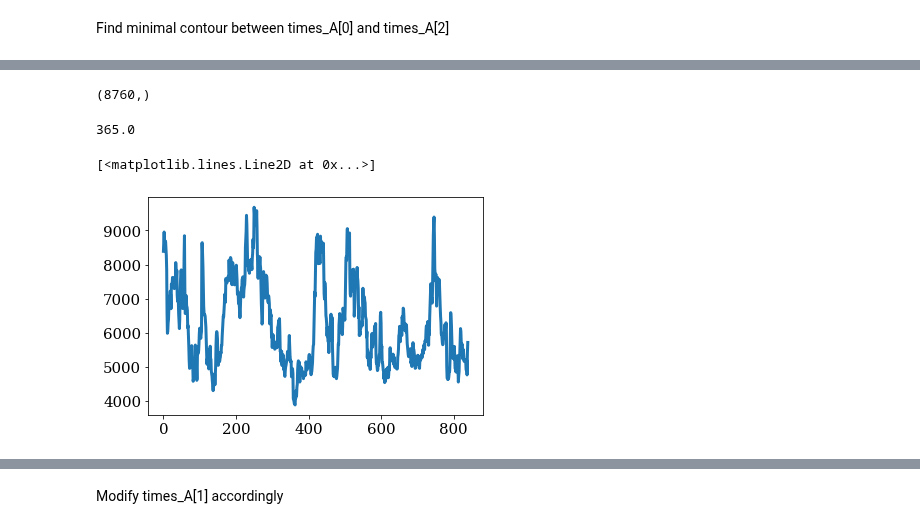
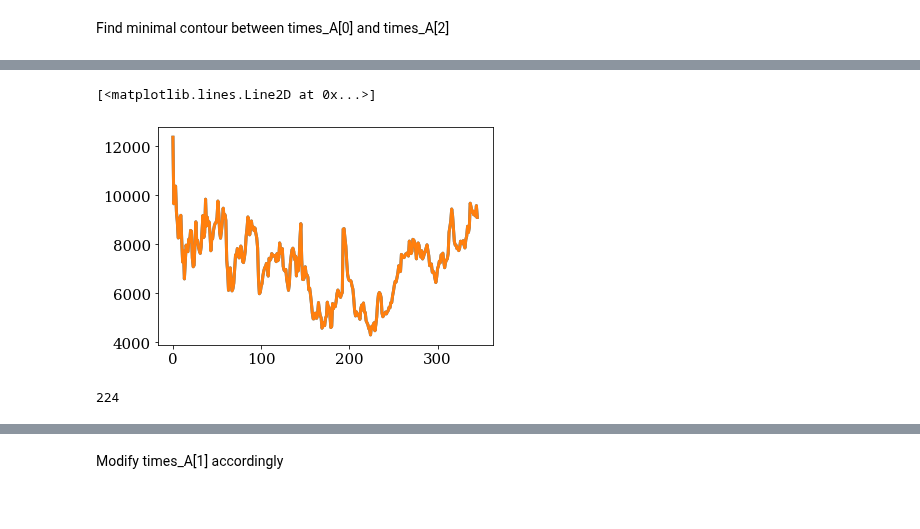
Before and after one commit to tbeucler/2019_WMI, a Jupyter notebook: dev/tbeucler/015_New_Figure_12.ipynb, the cells around one changed output, grey strips where cells are left out. Cells and saved outputs as stored; diff of their text form; code cells hidden in the pictures.

```diff
--- a/dev/tbeucler/015_New_Figure_12.ipynb
+++ b/dev/tbeucler/015_New_Figure_12.ipynb
@@ -366,13 +416,0 @@ Attributes:
-# %%
-CONJUL_data[2005].shape
-# %% [output]
-(8760,)
-# %%
-8760/24
-# %% [output]
-365.0
-# %%
-plt.plot(PWCONJUL_data[2005][-24*35:])
-# %% [output]
-[<matplotlib.lines.Line2D at 0x...>]
-[figure, removed]
@@ -378,0 +420,6 @@ plt.plot(PWCONJUL_data[2005][-24*35:])
+# %%
+plt.plot(CONJUL_data[2005][7833:8179])
+plt.plot(cont_t[((366+365+365+365+366)*24+7833):((366+365+365+365+366)*24+8179)])
+# %% [output]
+[<matplotlib.lines.Line2D at 0x...>]
+[figure, added]
@@ -378,0 +428,4 @@ plt.plot(PWCONJUL_data[2005][-24*35:])
+# %%
+it_min
+# %% [output]
+224
```
Also changed, not shown: parts of 32 cells of this notebook.
